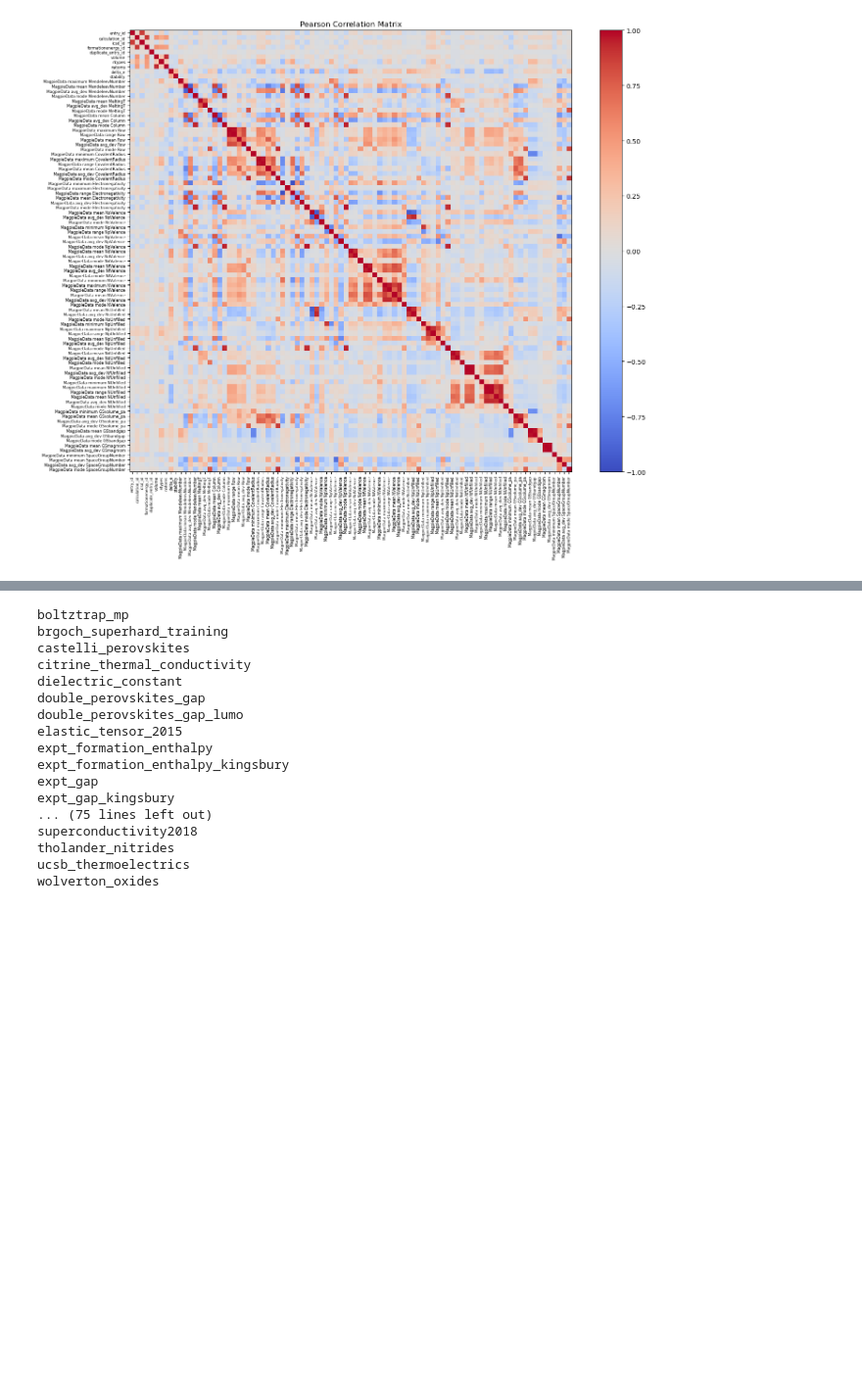
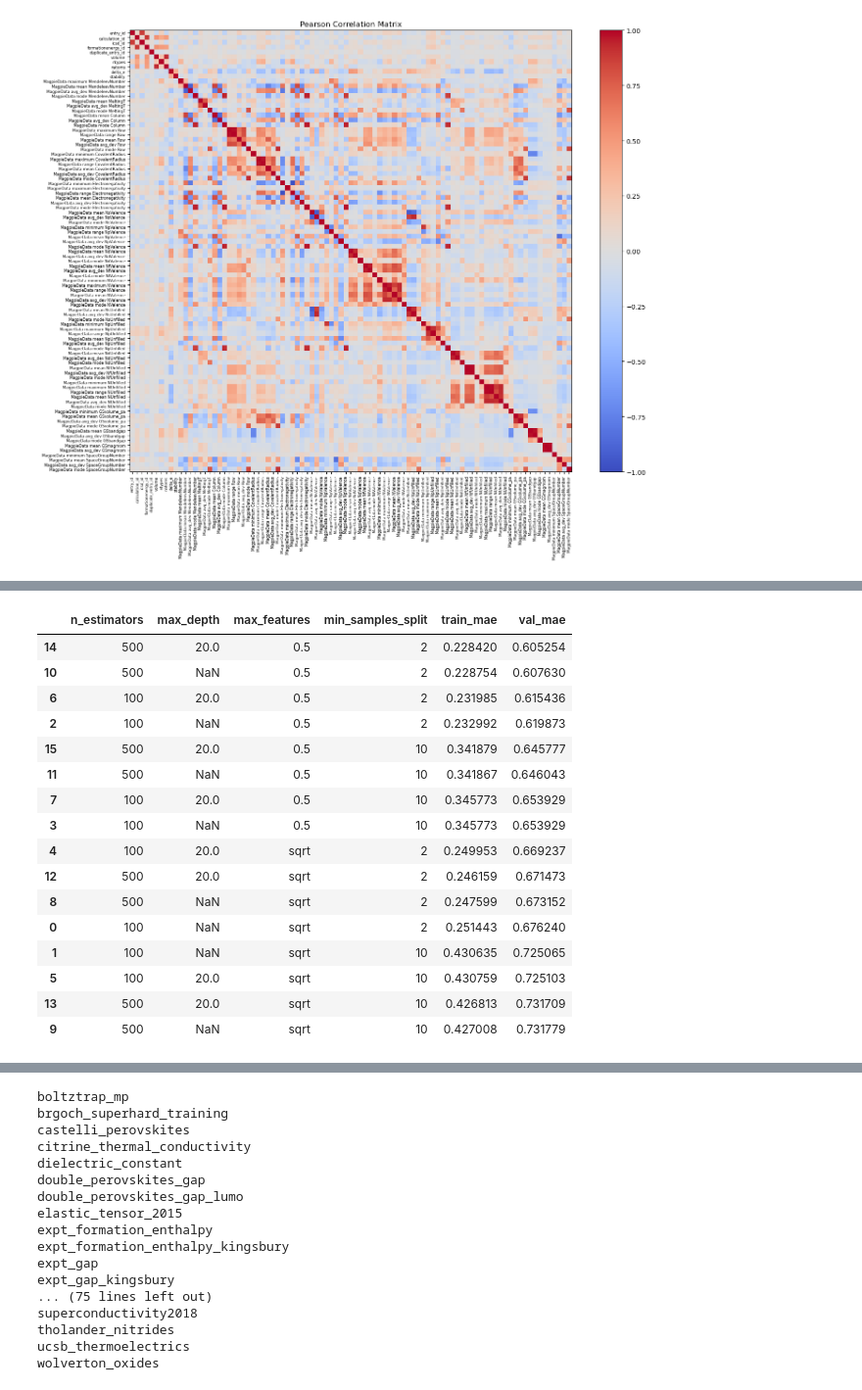
Before and after one commit to coenradtt/ML4MSD-HW-CoenradtT, a Jupyter notebook: Final Project/Final_project_template.ipynb, the cells around one changed output, grey strips where cells are left out. Shown at 98% size. Cells and saved outputs as stored; diff of their text form; code cells hidden in the pictures; blank space fills up the shorter version.

```diff
--- a/Final Project/Final_project_template.ipynb
+++ b/Final Project/Final_project_template.ipynb
@@ -278,0 +315,65 @@ Number of features after removing highly correlated columns: 91
+# %%
+from sklearn.ensemble import RandomForestRegressor
+from sklearn.metrics import mean_absolute_error
+from itertools import product
+from tqdm.notebook import tqdm
+import matplotlib.pyplot as plt
+
+# SELECTION OF HYPERPARAMETERS
+param_grid = {
+    "n_estimators": [100, 500],
+    "max_depth": [None, 20],
+    "max_features": ["sqrt", 0.5],
+    "min_samples_split": [2, 10],
+}
+
+# Generate all combinations
+param_combinations = list(product(
+    param_grid["n_estimators"],
+    param_grid["max_depth"],
+    param_grid["max_features"],
+    param_grid["min_samples_split"]
+))
+results = []
+
+#Train each model
+for (n_est, depth, max_feat, min_split) in tqdm(param_combinations, desc="Training 16 RF models"):
+
+    rf = RandomForestRegressor(
+        n_estimators=n_est,
+        max_depth=depth,
+        max_features=max_feat,
+        min_samples_split=min_split,
+        random_state=17,
+        n_jobs=-1
+    )
+
+    rf.fit(X_train, y_train)
+    y_train_pred = rf.predict(X_train)
+    y_val_pred = rf.predict(X_val)
+
+    train_mae = mean_absolute_error(y_train, y_train_pred)
+    val_mae = mean_absolute_error(y_val, y_val_pred)
+
+    results.append({
+        "n_estimators": n_est,
+        "max_depth": depth,
+        "max_features": max_feat,
+        "min_samples_split": min_split,
+        "train_mae": train_mae,
+        "val_mae": val_mae
+    })
+
+import pandas as pd
+results_df = pd.DataFrame(results)
+
+#pick lowest MAE
+best_row = results_df.loc[results_df["val_mae"].idxmin()]
+print("Best Hyperparameters:")
+print(best_row)
+
+print("\nBest Validation MAE:", best_row["val_mae"])
+
+# Show full table sorted by validation performance
+display(results_df.sort_values("val_mae"))
+# %% [output]
@@ -278,0 +390,17 @@ Number of features after removing highly correlated columns: 91
+|  | n_estimators | max_depth | max_features | min_samples_split | train_mae | val_mae |
+| 14 | 500 | 20.0 | 0.5 | 2 | 0.228420 | 0.605254 |
+| 10 | 500 | NaN | 0.5 | 2 | 0.228754 | 0.607630 |
+| 6 | 100 | 20.0 | 0.5 | 2 | 0.231985 | 0.615436 |
+| 2 | 100 | NaN | 0.5 | 2 | 0.232992 | 0.619873 |
+| 15 | 500 | 20.0 | 0.5 | 10 | 0.341879 | 0.645777 |
+| 11 | 500 | NaN | 0.5 | 10 | 0.341867 | 0.646043 |
+| 7 | 100 | 20.0 | 0.5 | 10 | 0.345773 | 0.653929 |
+| 3 | 100 | NaN | 0.5 | 10 | 0.345773 | 0.653929 |
+| 4 | 100 | 20.0 | sqrt | 2 | 0.249953 | 0.669237 |
+| 12 | 500 | 20.0 | sqrt | 2 | 0.246159 | 0.671473 |
+| 8 | 500 | NaN | sqrt | 2 | 0.247599 | 0.673152 |
+| 0 | 100 | NaN | sqrt | 2 | 0.251443 | 0.676240 |
+| 1 | 100 | NaN | sqrt | 10 | 0.430635 | 0.725065 |
+| 5 | 100 | 20.0 | sqrt | 10 | 0.430759 | 0.725103 |
+| 13 | 500 | 20.0 | sqrt | 10 | 0.426813 | 0.731709 |
+| 9 | 500 | NaN | sqrt | 10 | 0.427008 | 0.731779 |
```
Also changed, not shown: parts of 10 cells of this notebook.
